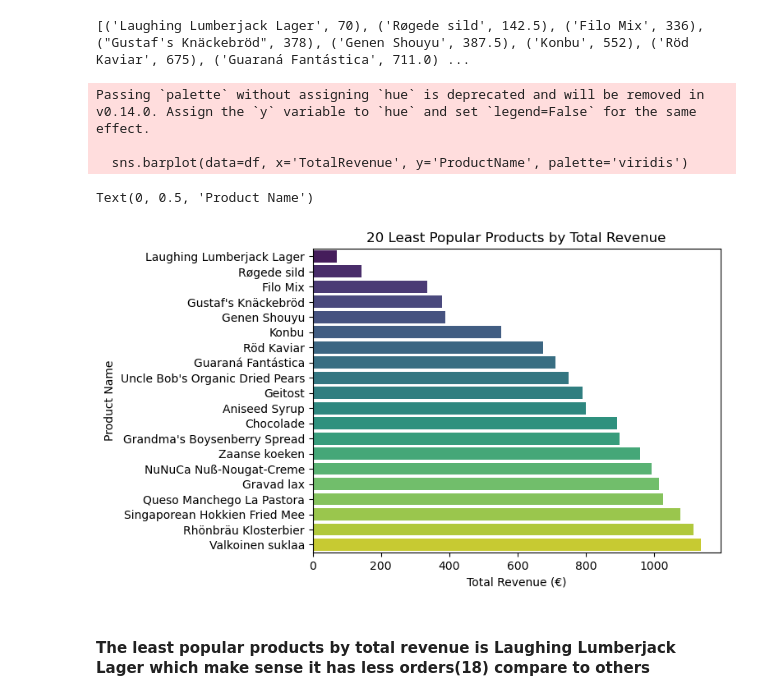
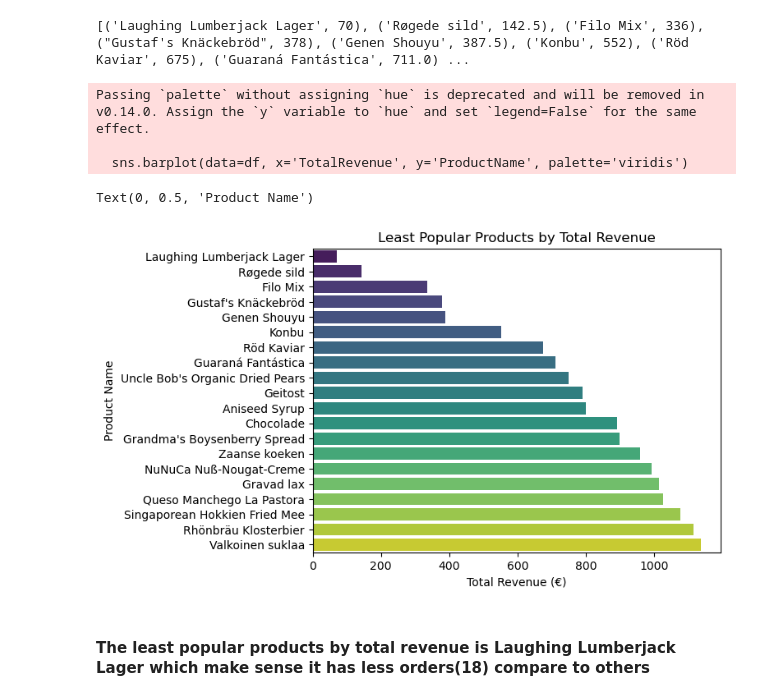
Before and after one commit to mohammedASC21/SQL-Ad-Hoc-Analysis, a Jupyter notebook: adhoc_report.ipynb, the cells around one changed output. Cells and saved outputs as stored; diff of their text form; code cells hidden in the pictures.

```diff
--- a/adhoc_report.ipynb
+++ b/adhoc_report.ipynb
@@ -176,18 +175,18 @@ print(rows)
 # %%
 # TODO: Convert your list of tuples to a dataframe
 df = pd.DataFrame(rows, columns=['ProductName', 'TotalRevenue'])
 
 # TODO: Generate a visualization on this dataframe
 sns.barplot(data=df, x='TotalRevenue', y='ProductName', palette='viridis')
-plt.title('20 Least Popular Products by Total Revenue')
+plt.title('Least Popular Products by Total Revenue')
 plt.xlabel('Total Revenue (€)')
 plt.ylabel('Product Name')
 # %% [output]
 Passing `palette` without assigning `hue` is deprecated and will be removed in v0.14.0. Assign the `y` variable to `hue` and set `legend=False` for the same effect.
 
   sns.barplot(data=df, x='TotalRevenue', y='ProductName', palette='viridis')
 Text(0, 0.5, 'Product Name')
-[figure, old version]
+[figure, new version]
 # %% [markdown]
 #### The least popular products by total revenue is Laughing Lumberjack Lager which make sense it has less orders(18) compare to others
 # %% [markdown]
```
Also changed, not shown: parts of 16 cells of this notebook.
